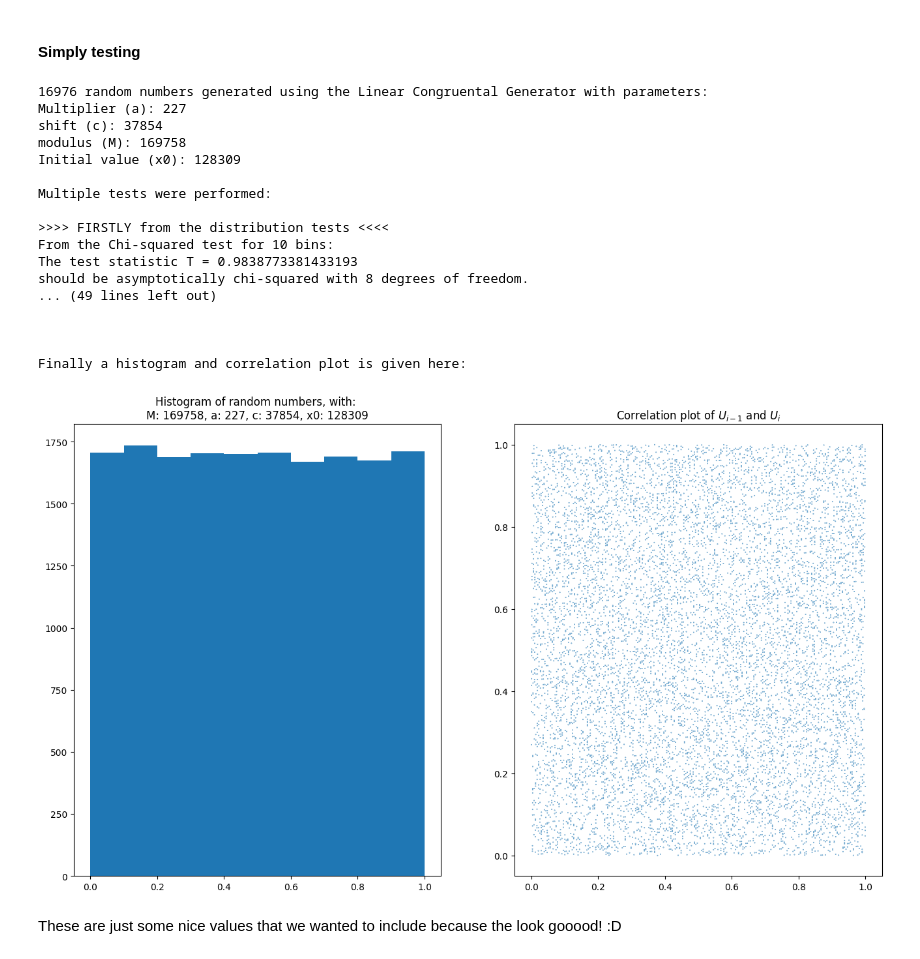
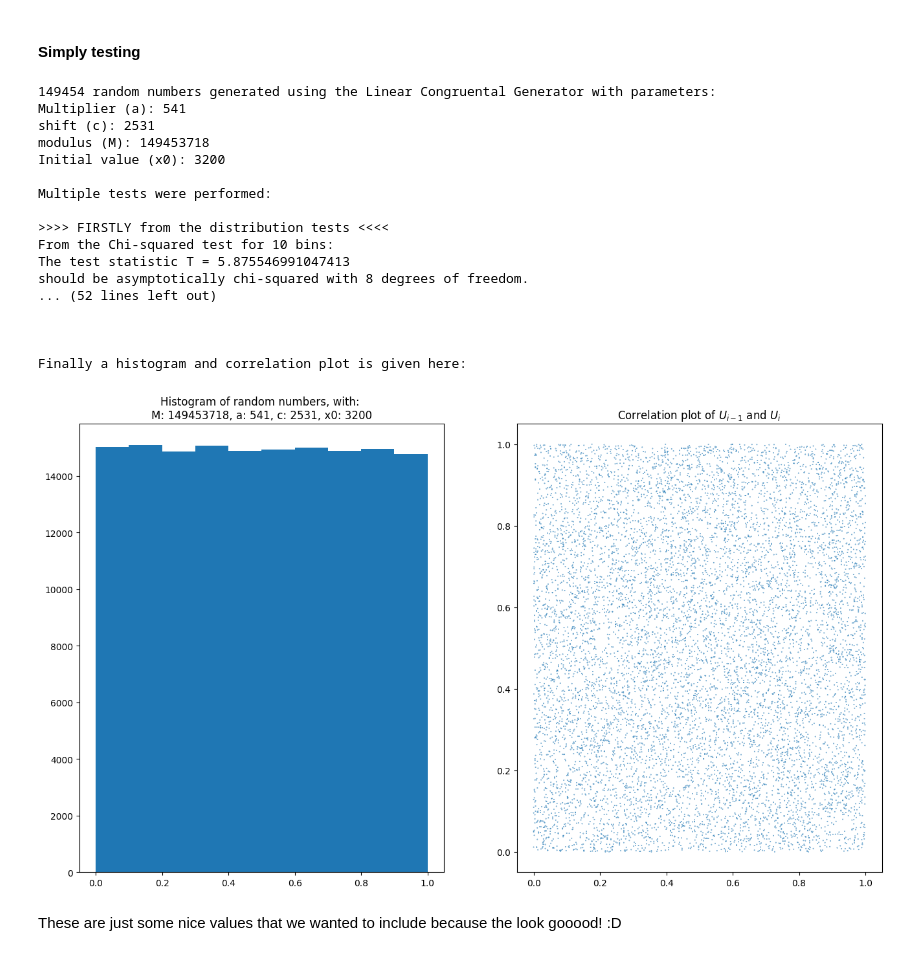
Before and after one commit to WeatherBoy/02443_Code, a Jupyter notebook: ex01.ipynb, the cells around one changed output. Saved outputs shown, nothing was run; the diff lists cells and outputs as text; code cells hidden in the pictures.

```diff
--- a/ex01.ipynb
+++ b/ex01.ipynb
@@ -458,31 +440,31 @@ As previously discussed, these particular parameter picks for the the Linear Con
 # %% [markdown]
 #### Simply testing
 # %%
-M = 169758
-multiplier = 227
-shift = 37854
-x0 = 128309
+M = 149453718
+multiplier = 541
+shift = 2531
+x0 = 3200
 
 chungus_test(multiplier = multiplier, shift =shift, modulus = M, x0 = x0, plot = True, num_scatter_points=10**4)
 # %% [output]
-16976 random numbers generated using the Linear Congruental Generator with parameters:
-Multiplier (a): 227
-shift (c): 37854
-modulus (M): 169758
-Initial value (x0): 128309
+149454 random numbers generated using the Linear Congruental Generator with parameters:
+Multiplier (a): 541
+shift (c): 2531
+modulus (M): 149453718
+Initial value (x0): 3200
 
 Multiple tests were performed:
 
 >>>> FIRSTLY from the distribution tests <<<<
 From the Chi-squared test for 10 bins:
-The test statistic T = 0.9838773381433193
+The test statistic T = 5.875546991047413
 should be asymptotically chi-squared with 8 degrees of freedom.
-... (49 lines left out)
+... (52 lines left out)
 
 
 
 Finally a histogram and correlation plot is given here:
-[figure, old version]
+[figure, new version]
 # %% [markdown]
 These are just some nice values that we wanted to include because the look gooood! :D
 # %% [markdown]
```
Also changed, not shown: parts of 22 cells of this notebook, 4 other files.
